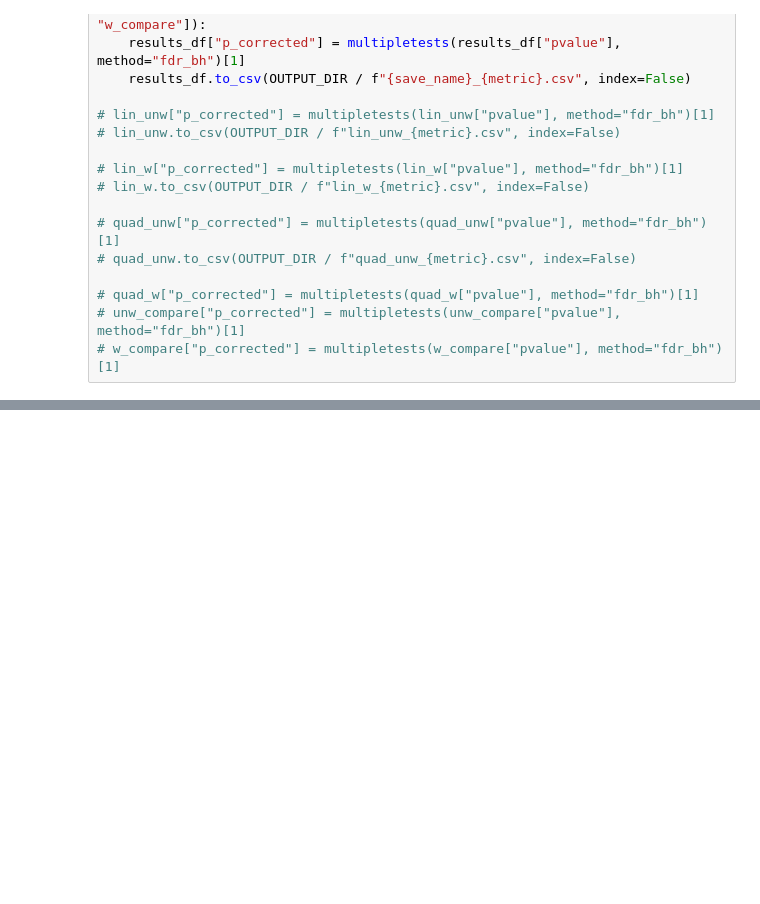
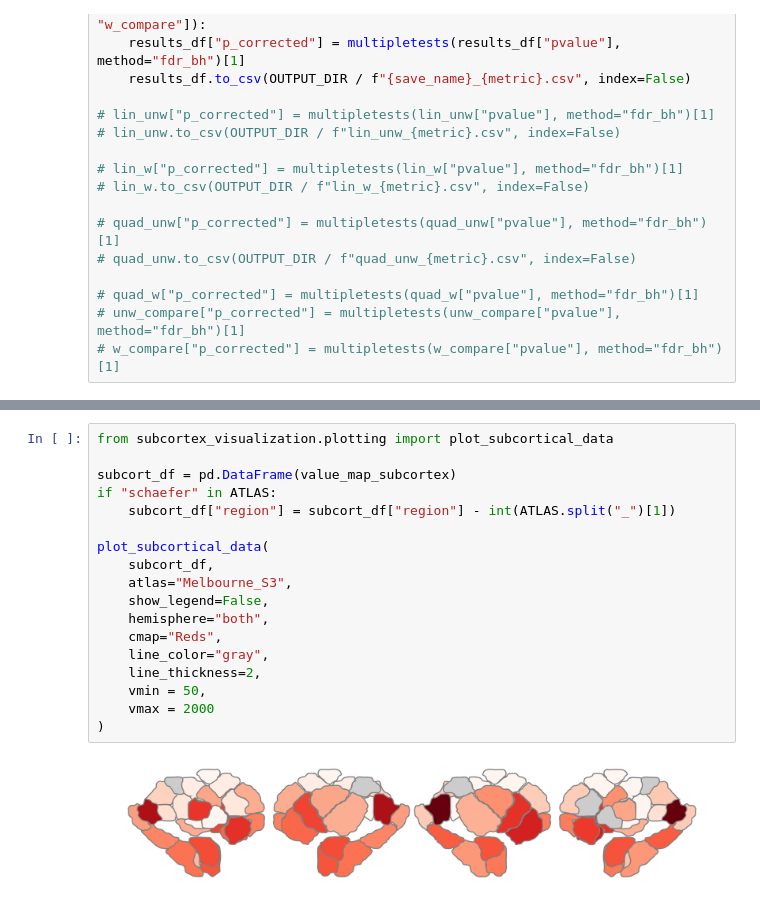
Before and after one commit to GalKepler/neuroaging, a Jupyter notebook: notebooks/fig2/fig2.ipynb, the cells around one changed output, grey strips where cells are left out. Cells and saved outputs as stored; diff of their text form; blank space fills up the shorter version.

```diff
--- a/notebooks/fig2/fig2.ipynb
+++ b/notebooks/fig2/fig2.ipynb
@@ -454,0 +482,20 @@ Error:
+# %%
+from subcortex_visualization.plotting import plot_subcortical_data
+
+subcort_df = pd.DataFrame(value_map_subcortex)
+if "schaefer" in ATLAS:
+    subcort_df["region"] = subcort_df["region"] - int(ATLAS.split("_")[1])
+
+plot_subcortical_data(
+    subcort_df,
+    atlas="Melbourne_S3",
+    show_legend=False,
+    hemisphere="both",
+    cmap="Reds",
+    line_color="gray",
+    line_thickness=2,
+    vmin = 50,
+    vmax = 2000
+)
+# %% [output]
+[figure, added]
```
Also changed, not shown: parts of 5 cells of this notebook, 4 other files.
